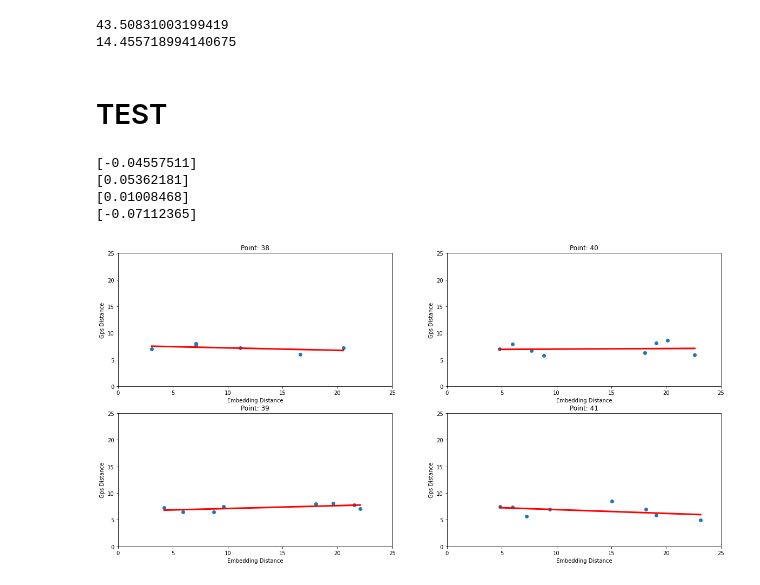
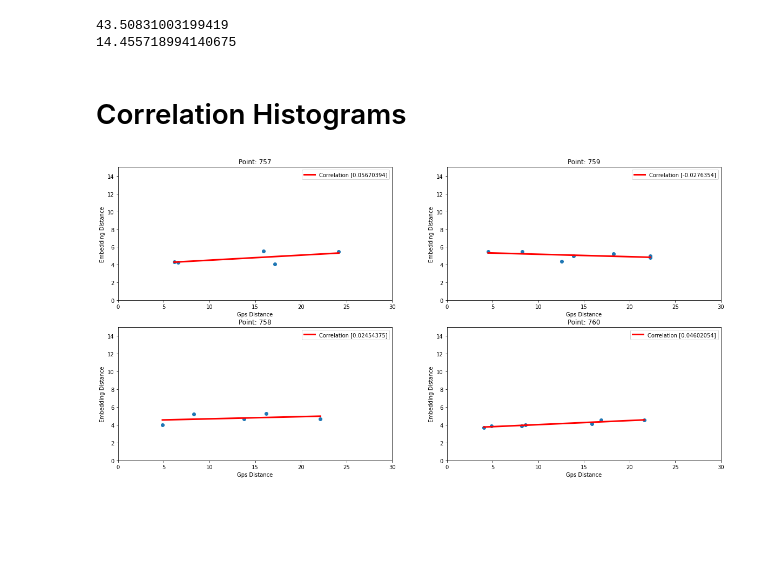
Before and after one commit to Holstrup/PlaceRecognition, a Jupyter notebook: notebooks/Correlation Plots.ipynb, the cells around one changed output. Saved outputs shown, nothing was run; the diff lists cells and outputs as text; code cells hidden in the pictures; blank space fills up the shorter version.

```diff
--- a/notebooks/Correlation Plots.ipynb
+++ b/notebooks/Correlation Plots.ipynb
@@ -115,13 +117,13 @@ emb = np.genfromtxt(f'{datasets[no]}/embedding.csv', delimiter=',')
 emb = 1-emb
 # %%
 fig, axs = plt.subplots(2, 2, figsize=(20,10))
-seed = random.randint(1,len(gps)-4)
+seed = 23 #random.randint(1,len(gps)-4)
 
 for i in range(4):
     axs[i % 2, i // 2].scatter(gps[seed + i][gps[seed + i] != 0], emb[seed + i][gps[seed + i] != 0]) # Switch axis lims
     #axs[i % 2, i // 2].scatter(emb[seed + i][gps[seed + i] != 0], gps[seed + i][gps[seed + i] != 0])
-    axs[i % 2, i // 2].set_ylim([0.10, 0.30])
-    axs[i % 2, i // 2].set_xlim([0, 50])
+    axs[i % 2, i // 2].set_ylim([0.00, 0.30])
+    axs[i % 2, i // 2].set_xlim([0, 25])
     axs[i % 2, i // 2].set_title(f'Point: {seed + i}')
     axs[i % 2, i // 2].set_ylabel('Gps Distance')
     axs[i % 2, i // 2].set_xlabel('Embedding Distance')
@@ -331,8 +333,8 @@ print(np.median(np.array(angle_range)))
 # %% [output]
 43.50831003199419
 14.455718994140675
-# %% [markdown]
-# TEST
+# %% [markdown]
+# Correlation Histograms
 # %%
 datasets = {#1: 'data/IT2/RegressionContrastive',
             #2: 'data/IT2/Contrastive',
@@ -347,15 +349,18 @@ datasets = {#1: 'data/IT2/RegressionContrastive',
             11: 'data/IT3/MSEAndContrastive',
             12: 'data/IT4/MSEAndContrastive',
             13: 'data/IT4/Contrastive',
-            14: 'data/IT4/MSEContrativeCombined'}
+            14: 'data/IT4/MSEContrativeCombined',
+            15: 'data/IT4/MSEAndContrastive',
+            16: 'data/IT4/MSEAndContrastive20Meter',
+            17: 'data/IT5/MSEAndContrastive400'}
 
-NO = 12
+NO = 13
 MODE = 'Train'
 #MODE = 'Test'
 
 
-gps = np.genfromtxt(f'{datasets[no]}/{MODE}/gps.csv', delimiter=',')
-emb = np.genfromtxt(f'{datasets[no]}/{MODE}/embedding.csv', delimiter=',')
+gps = np.genfromtxt(f'{datasets[NO]}/{MODE}/gps.csv', delimiter=',')
+emb = np.genfromtxt(f'{datasets[NO]}/{MODE}/embedding.csv', delimiter=',')
 emb = 1-emb
 
 # filter away negatives
@@ -372,27 +376,23 @@ def linear_regression_predict(gps, emb):
 # %%
 fig, axs = plt.subplots(2, 2, figsize=(20,10))
 seed = random.randint(1,len(gps)-4)
 
 for i in range(4):
-    filtered_emb = emb[seed + i][gps[seed + i] != 0]
+    filtered_emb = emb[seed + i][gps[seed + i] != 0] * 35
     filtered_gps = gps[seed + i][gps[seed + i] != 0]
-    filtered_emb *= 35
 
-    _, predicted = linear_regression_predict(filtered_gps, filtered_emb)
+    reg, predicted = linear_regression_predict(filtered_gps, filtered_emb)
 
     axs[i % 2, i // 2].scatter(filtered_gps, filtered_emb) # Switch axis lims
     #axs[i % 2, i // 2].scatter(emb[seed + i][gps[seed + i] != 0], gps[seed + i][gps[seed + i] != 0])
-    axs[i % 2, i // 2].plot(filtered_gps, predicted, color='red', linewidth=3)
-    #axs[i % 2, i // 2].set_ylim([0.00, 0.60])
-    axs[i % 2, i // 2].set_xlim([0, 25])
-    axs[i % 2, i // 2].set_ylim([0, 25])
+    axs[i % 2, i // 2].plot(filtered_gps, predicted, color='red', linewidth=3, label=f'Correlation {reg.coef_[0]}')
+    #axs[i % 2, i // 2].set_ylim([0.00, 0.30])
+    axs[i % 2, i // 2].set_xlim([0, 30])
+    axs[i % 2, i // 2].set_ylim([0, 15])
     axs[i % 2, i // 2].set_title(f'Point: {seed + i}')
-    axs[i % 2, i // 2].set_ylabel('Gps Distance')
-    axs[i % 2, i // 2].set_xlabel('Embedding Distance')
+    axs[i % 2, i // 2].set_xlabel('Gps Distance')
+    axs[i % 2, i // 2].set_ylabel('Embedding Distance')
+    axs[i % 2, i // 2].legend()
 # %% [output]
-[-0.04557511]
-[0.05362181]
-[0.01008468]
-[-0.07112365]
-[figure, old version]
+[figure, new version]
 # %%
```
Also changed, not shown: parts of 13 cells of this notebook, 1 other file.
